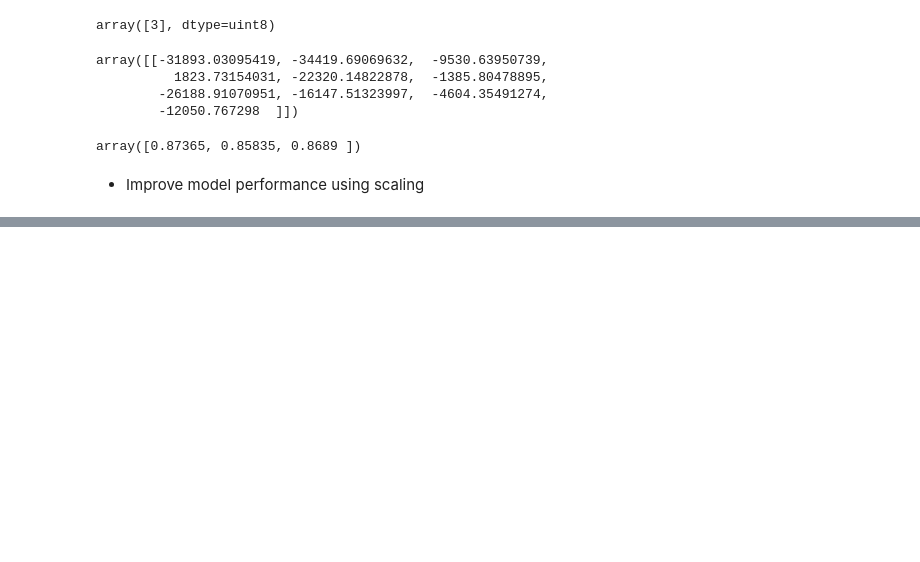
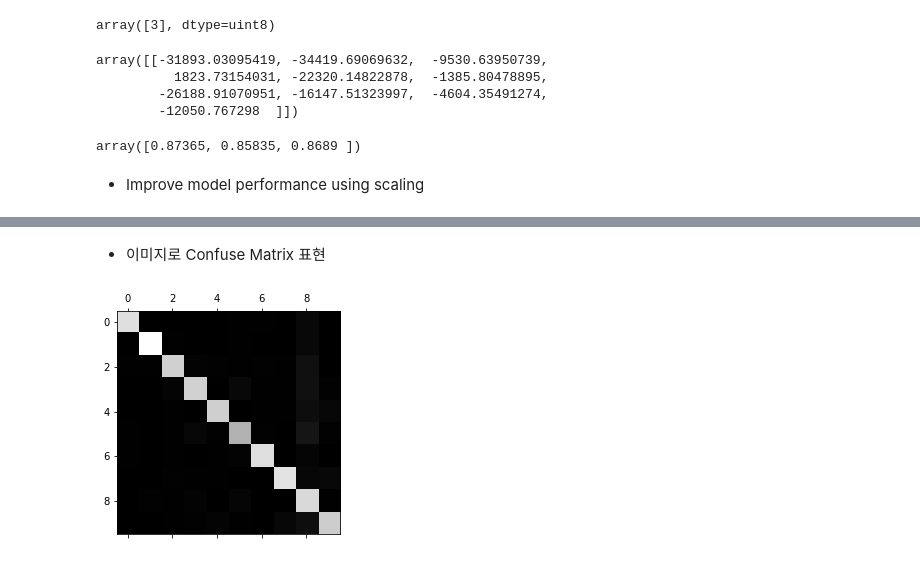
Before and after one commit to dream2globe/hands-on-machine-learning-2nd, a Jupyter notebook: notebooks/03_classification.ipynb, the cells around one changed output, grey strips where cells are left out. Cells and saved outputs as stored; diff of their text form; code cells hidden in the pictures; blank space fills up the shorter version.

```diff
--- a/notebooks/03_classification.ipynb
+++ b/notebooks/03_classification.ipynb
@@ -61,6 +61,6 @@ y_test_5 = (y_test == 5)
 # %%
 from sklearn.linear_model import SGDClassifier
 
-sgd_clf = SGDClassifier(random_state=42)
+sgd_clf = SGDClassifier(random_state=42, n_jobs=3)
 sgd_clf.fit(X_train, y_train_5)
 # %% [output]
@@ -340,4 +345,4 @@ cross_val_score(sgd_clf, X_train_scaled, y_train, cv=3, scoring="accuracy")
 # %%
-y_train_pred = cross_val_predict(sgd_clf, X_train_scaled, y_train, cv=3)
+y_train_pred = cross_val_predict(sgd_clf, X_train_scaled, y_train, cv=3, pre_dispatch=6)
 conf_mx = confusion_matrix(y_train, y_train_pred)
 conf_mx
@@ -343,0 +360,7 @@ conf_mx
+# %% [markdown]
++ 이미지로 Confuse Matrix 표현
+# %%
+plt.matshow(conf_mx, cmap=plt.cm.gray)
+plt.show()
+# %% [output]
+[figure, added]
```
Also changed, not shown: parts of 27 cells of this notebook.
